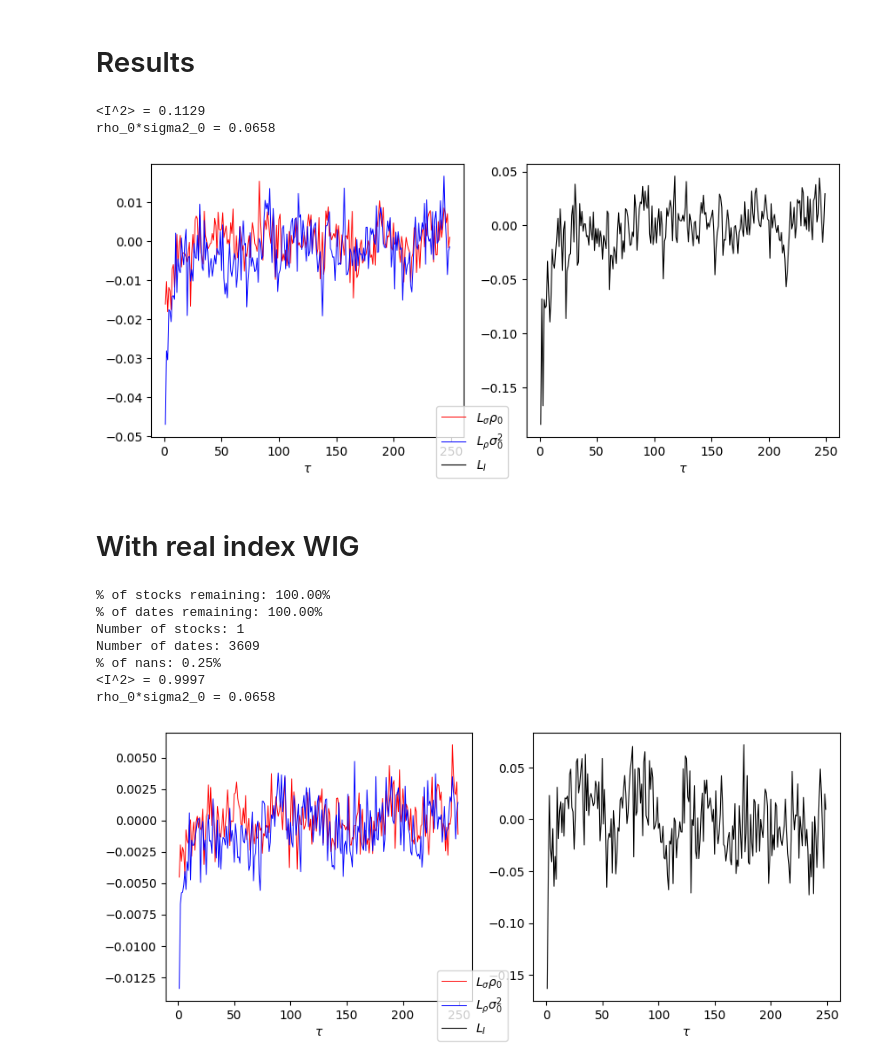
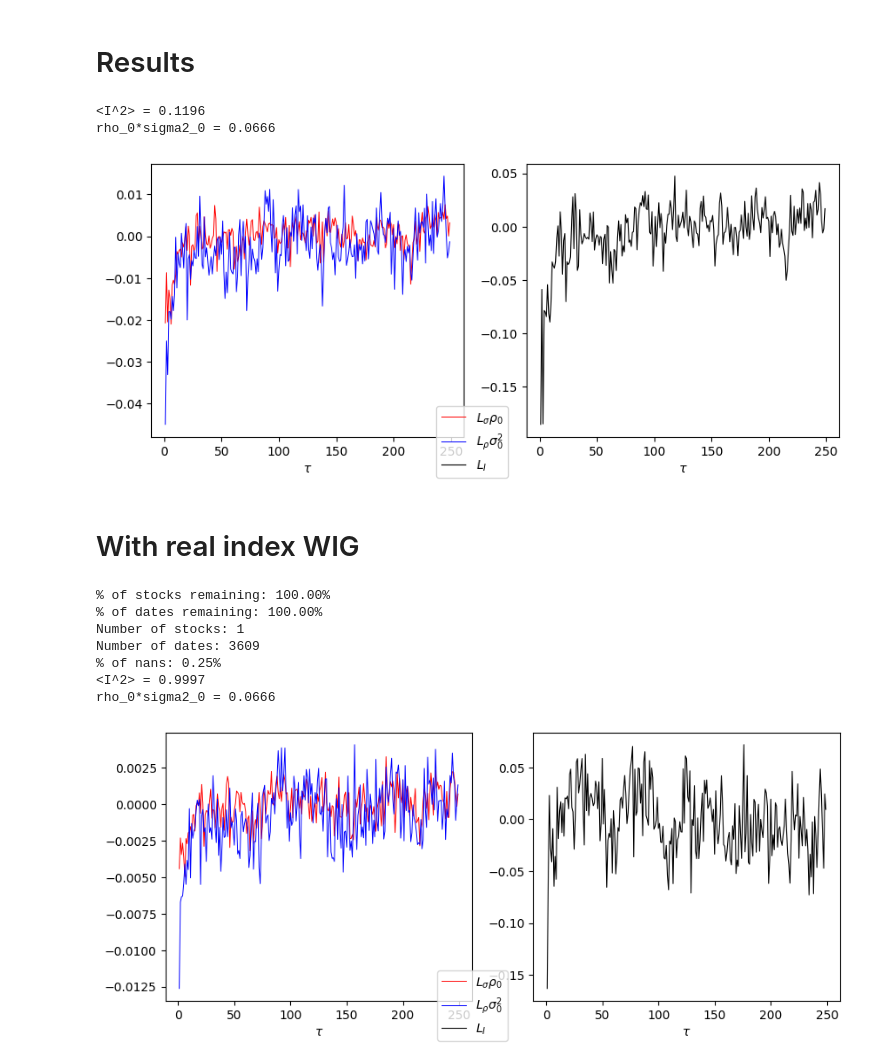
Before and after one commit to megi2601/physics_masters, a Jupyter notebook: code/leverege_effect_poland.ipynb, the cells around one changed output. Saved outputs shown, nothing was run; the diff lists cells and outputs as text; code cells hidden in the pictures.

```diff
--- a/code/leverege_effect_poland.ipynb
+++ b/code/leverege_effect_poland.ipynb
@@ -13,7 +13,8 @@ daily_omega = r"C:\\physics_masters\\data\\Bossa public market data\\pub\\daily\
 # %%
 importlib.reload(f)
 dataframes = f.load_data_pol(daily_omega)
-df_concat = f.concat_dfs_by_date(dataframes, 0.99, smooth_local_volatility=False) #0.99
+df_concat = f.concat_and_select(dataframes, 0.99, cpi_file='CPI_POL.csv') #0.99
+df_concat, index_series = f.calculate_returns(df_concat)
 # %% [output]
 % of stocks remaining: 12.50%
 % of dates remaining: 99.89%
@@ -25,13 +31,13 @@ Number of dates: 3612
 # %%
 importlib.reload(f)
 fig, ax = plt.subplots(1, 2, figsize=(10, 4))
-data = f.calculate_correlation_functions(df_concat, df_concat.mean(axis=1))
+data = f.calculate_correlation_functions(df_concat, index_series)
 
 f.plot_correlation_functions(data, fig, ax)
 # %% [output]
-<I^2> = 0.1129
-rho_0*sigma2_0 = 0.0658
+<I^2> = 0.1196
+rho_0*sigma2_0 = 0.0666
-[figure, old version]
+[figure, new version]
 # %% [markdown]
 # With real index WIG
 # %%
@@ -51,5 +57,5 @@ Number of stocks: 1
 Number of dates: 3609
 % of nans: 0.25%
 <I^2> = 0.9997
-rho_0*sigma2_0 = 0.0658
+rho_0*sigma2_0 = 0.0666
-[figure, old version]
+[figure, new version]
```
Also changed, not shown: parts of 1 cell of this notebook.
